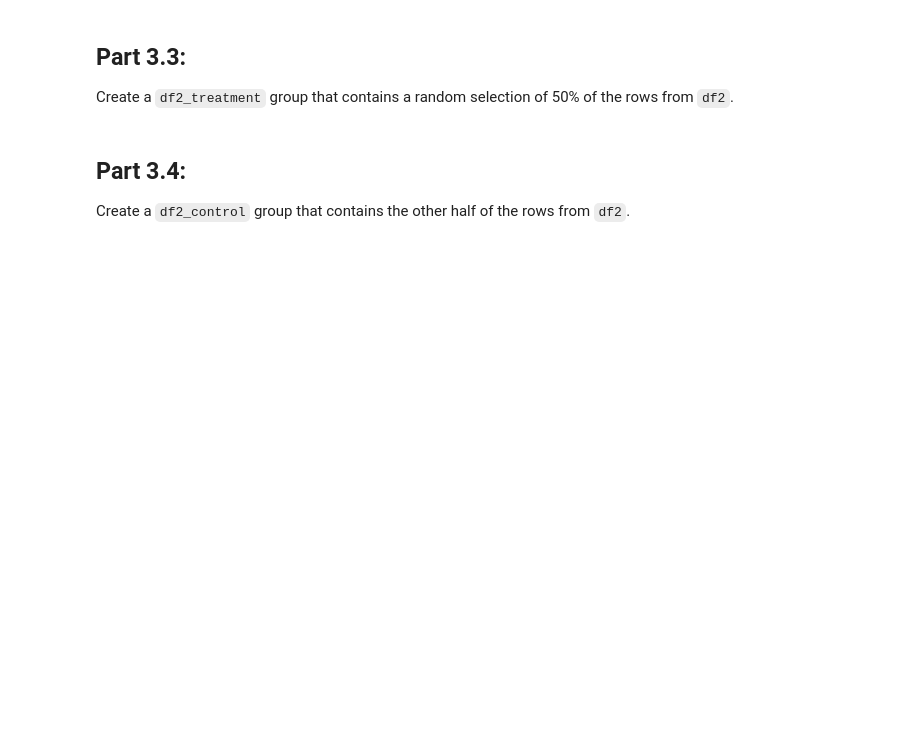
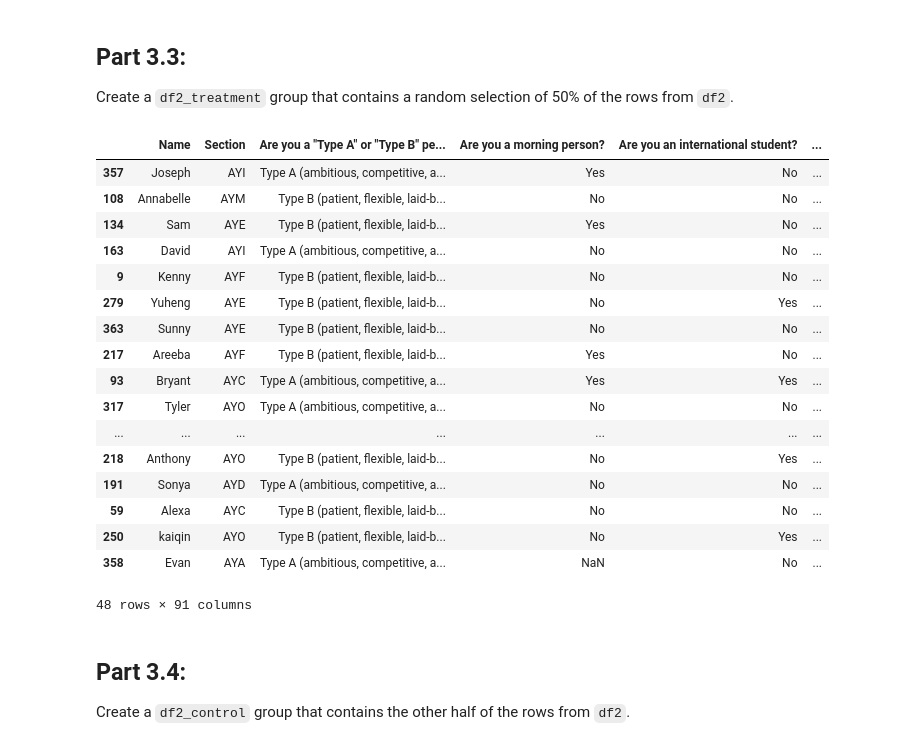
Before and after one commit to refaqat/stat107, a Jupyter notebook: lab_exp_design/lab_exp_design.ipynb, the cells around one changed output. Saved outputs shown, nothing was run; the diff lists cells and outputs as text; code cells hidden in the pictures; blank space fills up the shorter version.

```diff
--- a/lab_exp_design/lab_exp_design.ipynb
+++ b/lab_exp_design/lab_exp_design.ipynb
@@ -60,3 +58,7 @@ Use Python to load this dataset into a DataFrame called `df`:
+# %%
+...
+import pandas as pd
+df = pd.read_csv("https://waf.cs.illinois.edu/discovery/hello-sp23.csv")
 # %% [markdown]
 ## Find The Variable for Your Question
 
@@ -75,0 +93,3 @@ analysis_column
+# %%
+analysis_column =  "Do you prefer summer or winter?"
+analysis_column
@@ -116,5 +169,5 @@ df1
 
 Create a new DataFrame, `df2`, that contains everyone who picked the other answer:
 # %%
-df2 = ...
+df2 = df[df[analysis_column] == "Winter"]
 df2
@@ -287,3 +446,25 @@ df2_treatment
+# %%
+df2_treatment = df2.sample(frac = 0.5)
+df2_treatment
+# %% [output]
+|  | Name | Section | Are you a "Type A" or "Type B" pe... | Are you a morning person? | Are you an international student? | ... |
+| 357 | Joseph | AYI | Type A (ambitious, competitive, a... | Yes | No | ... |
+| 108 | Annabelle | AYM | Type B (patient, flexible, laid-b... | No | No | ... |
+| 134 | Sam | AYE | Type B (patient, flexible, laid-b... | Yes | No | ... |
+| 163 | David | AYI | Type A (ambitious, competitive, a... | No | No | ... |
+| 9 | Kenny | AYF | Type B (patient, flexible, laid-b... | No | No | ... |
+| 279 | Yuheng | AYE | Type B (patient, flexible, laid-b... | No | Yes | ... |
+| 363 | Sunny | AYE | Type B (patient, flexible, laid-b... | No | No | ... |
+| 217 | Areeba | AYF | Type B (patient, flexible, laid-b... | Yes | No | ... |
+| 93 | Bryant | AYC | Type A (ambitious, competitive, a... | Yes | Yes | ... |
+| 317 | Tyler | AYO | Type A (ambitious, competitive, a... | No | No | ... |
+| ... | ... | ... | ... | ... | ... | ... |
+| 218 | Anthony | AYO | Type B (patient, flexible, laid-b... | No | Yes | ... |
+| 191 | Sonya | AYD | Type A (ambitious, competitive, a... | No | No | ... |
+| 59 | Alexa | AYC | Type B (patient, flexible, laid-b... | No | No | ... |
+| 250 | kaiqin | AYO | Type B (patient, flexible, laid-b... | No | Yes | ... |
+| 358 | Evan | AYA | Type A (ambitious, competitive, a... | NaN | No | ... |
+48 rows × 91 columns
 # %% [markdown]
 ## Part 3.4:
 
```
Also changed, not shown: parts of 45 cells of this notebook, 1 other file.
